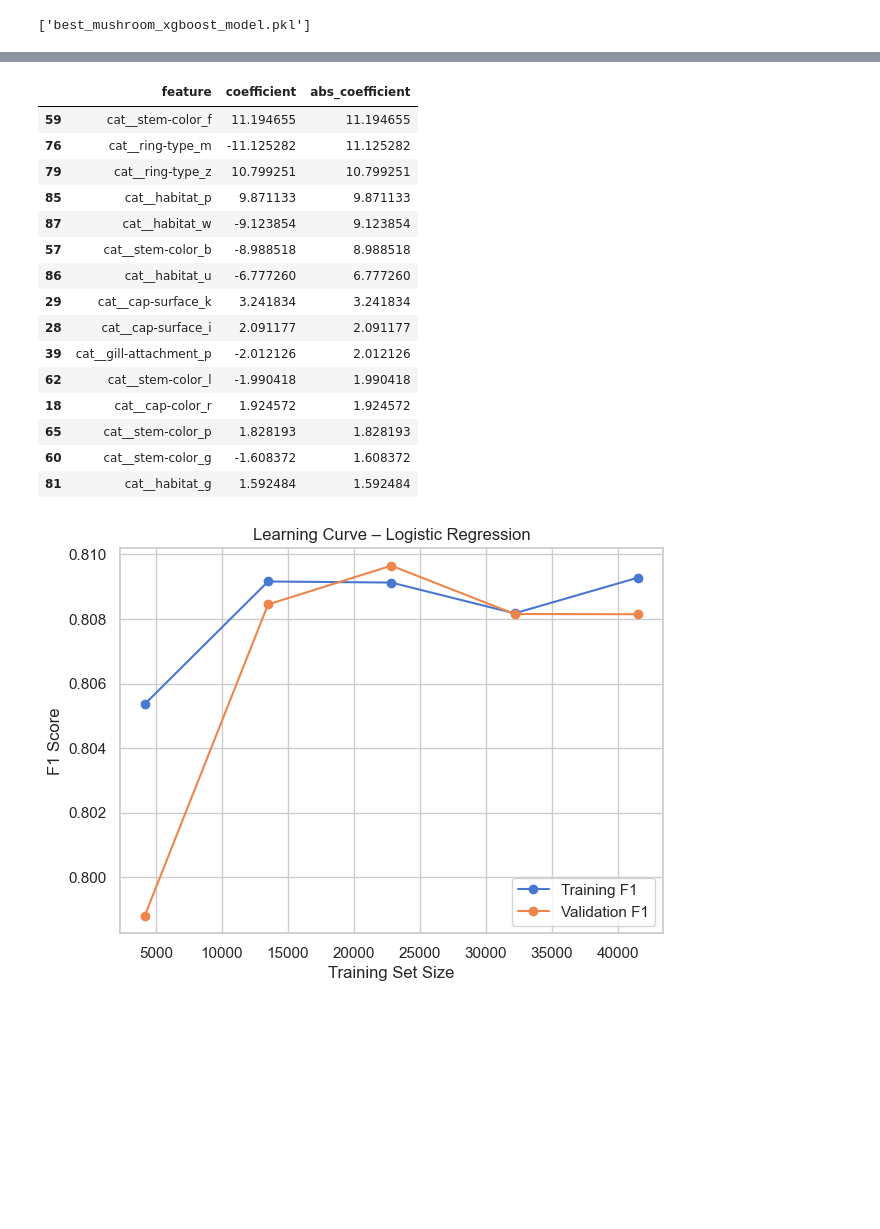
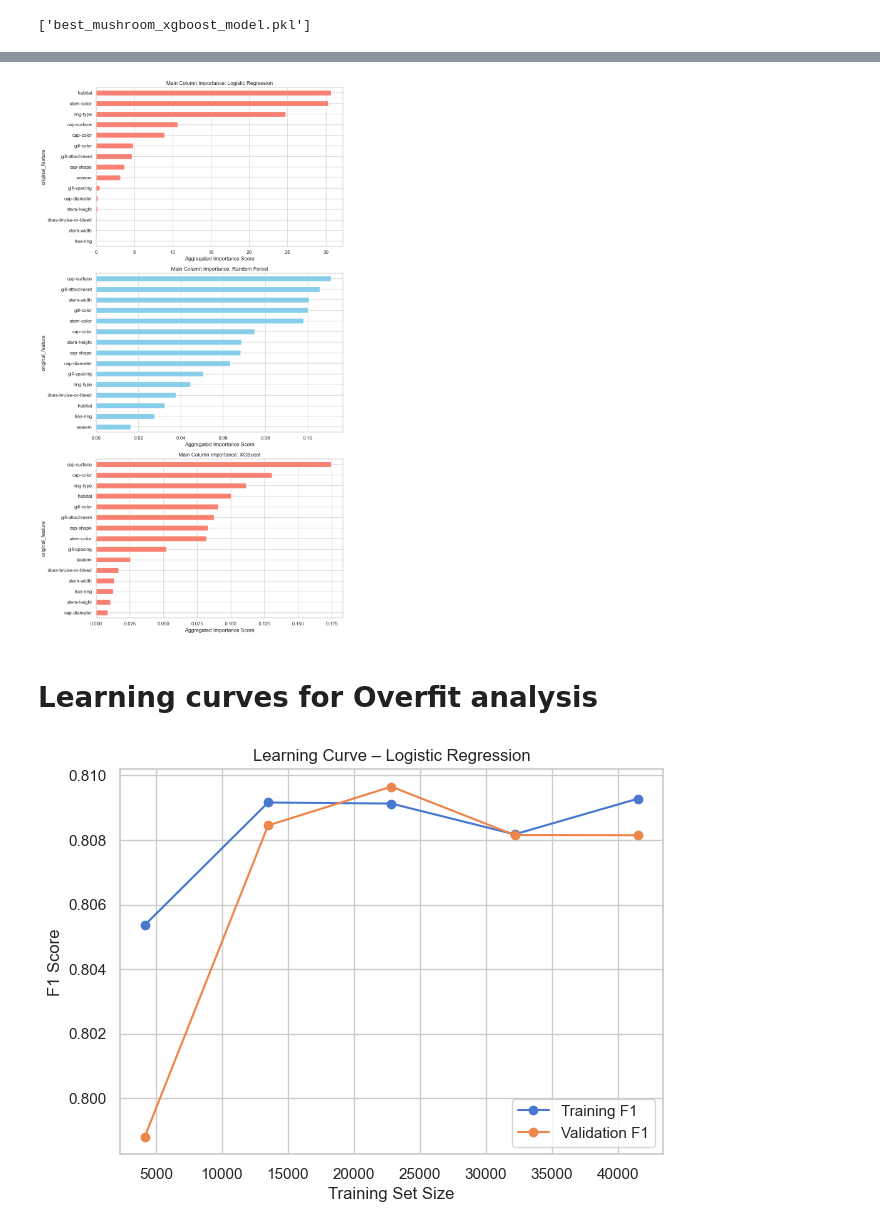
Before and after one commit to Viom-Shrestha/Secondary-Mushroom-Comparative-Study, a Jupyter notebook: MushroomClassification.ipynb, the cells around one changed output, grey strips where cells are left out. Drawn from its saved outputs; the diff is of its cells as text; code cells hidden in the pictures; blank space fills up the shorter version.

```diff
--- a/MushroomClassification.ipynb
+++ b/MushroomClassification.ipynb
@@ -994,31 +991,53 @@ plt.show()
-# %%
-coef = final_lr_pipeline.named_steps["classifier"].coef_[0]
-feature_names = final_lr_pipeline.named_steps["preprocessor"].get_feature_names_out()
-
-lr_importance_df = pd.DataFrame({
-    "feature": feature_names,
-    "coefficient": coef,
-    "abs_coefficient": np.abs(coef)
-}).sort_values(by="abs_coefficient", ascending=False)
-
-lr_importance_df.head(15)
-# %% [output]
-|  | feature | coefficient | abs_coefficient |
-| 59 | cat__stem-color_f | 11.194655 | 11.194655 |
-| 76 | cat__ring-type_m | -11.125282 | 11.125282 |
-| 79 | cat__ring-type_z | 10.799251 | 10.799251 |
-| 85 | cat__habitat_p | 9.871133 | 9.871133 |
-| 87 | cat__habitat_w | -9.123854 | 9.123854 |
-| 57 | cat__stem-color_b | -8.988518 | 8.988518 |
-| 86 | cat__habitat_u | -6.777260 | 6.777260 |
-| 29 | cat__cap-surface_k | 3.241834 | 3.241834 |
-| 28 | cat__cap-surface_i | 2.091177 | 2.091177 |
-| 39 | cat__gill-attachment_p | -2.012126 | 2.012126 |
-| 62 | cat__stem-color_l | -1.990418 | 1.990418 |
-| 18 | cat__cap-color_r | 1.924572 | 1.924572 |
-| 65 | cat__stem-color_p | 1.828193 | 1.828193 |
-| 60 | cat__stem-color_g | -1.608372 | 1.608372 |
-| 81 | cat__habitat_g | 1.592484 | 1.592484 |
+# %%
+# List of models to process
+model_dict = {
+    "Logistic Regression": final_lr_pipeline,
+    "Random Forest": final_rf,
+    "XGBoost": final_xgb
+}
+
+# plotting area
+fig, axes = plt.subplots(len(model_dict), 1, figsize=(10, 18))
+
+for i, (name, pipeline) in enumerate(model_dict.items()):
+    model = pipeline.named_steps["classifier"]
+    feature_names = pipeline.named_steps["preprocessor"].get_feature_names_out()
+
+    # Extract importance/coefficients
+    if name == "Logistic Regression":
+        # Using absolute values of coefficients for LR
+        importances = np.abs(model.coef_[0])
+    else:
+        importances = model.feature_importances_
+
+    # Create DataFrame
+    df_imp = pd.DataFrame({"feature": feature_names, "importance": importances})
+
+    # Aggregation Logic
+    df_imp["original_feature"] = (
+        df_imp["feature"]
+        .str.replace("num__", "", regex=False)
+        .str.replace("cat__", "", regex=False)
+        .str.split("_").str[0]
+    )
+
+    grouped_importance = (
+        df_imp.groupby("original_feature")["importance"]
+        .sum()
+        .sort_values(ascending=True)
+    )
+
+    # Plot
+    grouped_importance.tail(15).plot(kind='barh', ax=axes[i], color='skyblue' if "Forest" in name else 'salmon')
+    axes[i].set_title(f"Main Column Importance: {name}")
+    axes[i].set_xlabel("Aggregated Importance Score")
+
+plt.tight_layout()
+plt.show()
+# %% [output]
+[figure, added]
+# %% [markdown]
+# Learning curves for Overfit analysis
 # %%
 from sklearn.model_selection import learning_curve
 
```
Also changed, not shown: parts of 16 cells of this notebook, 1 other file.
